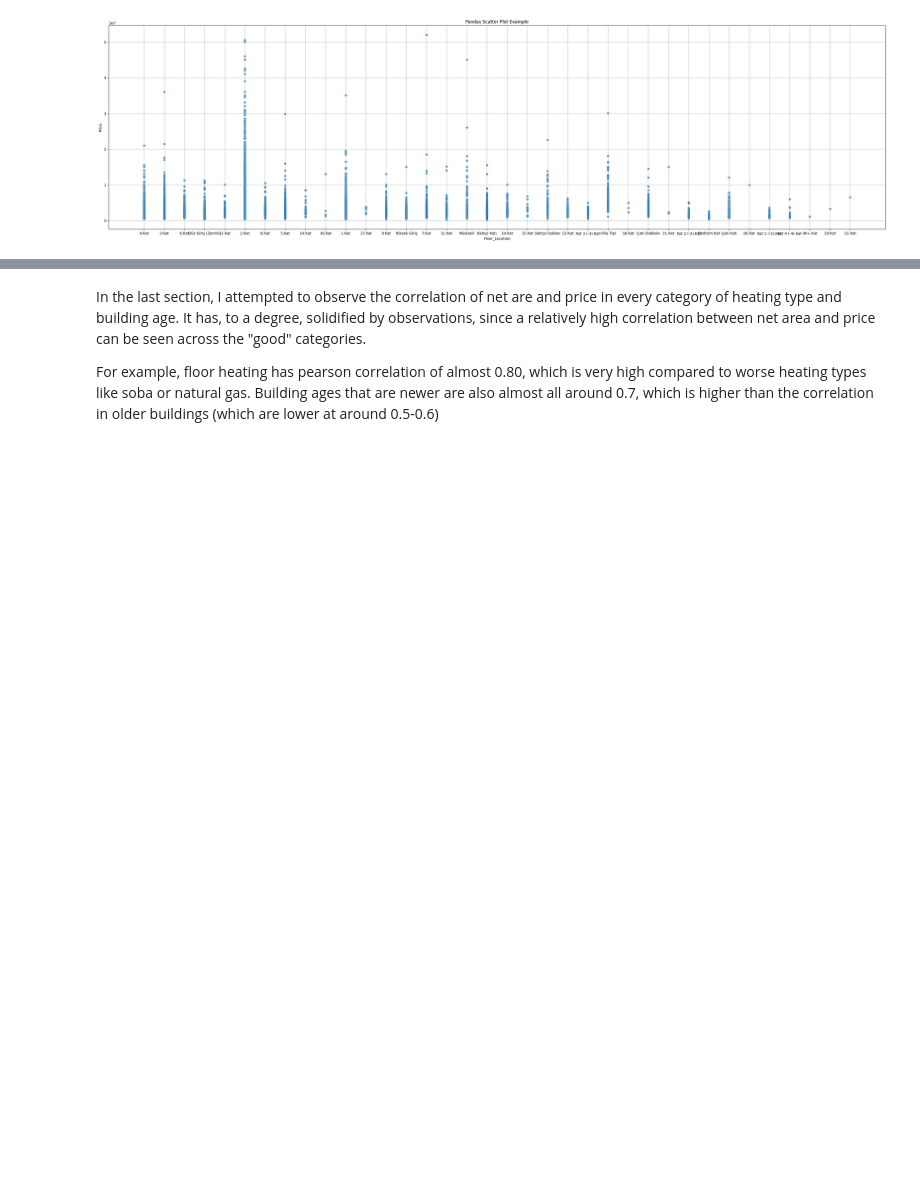
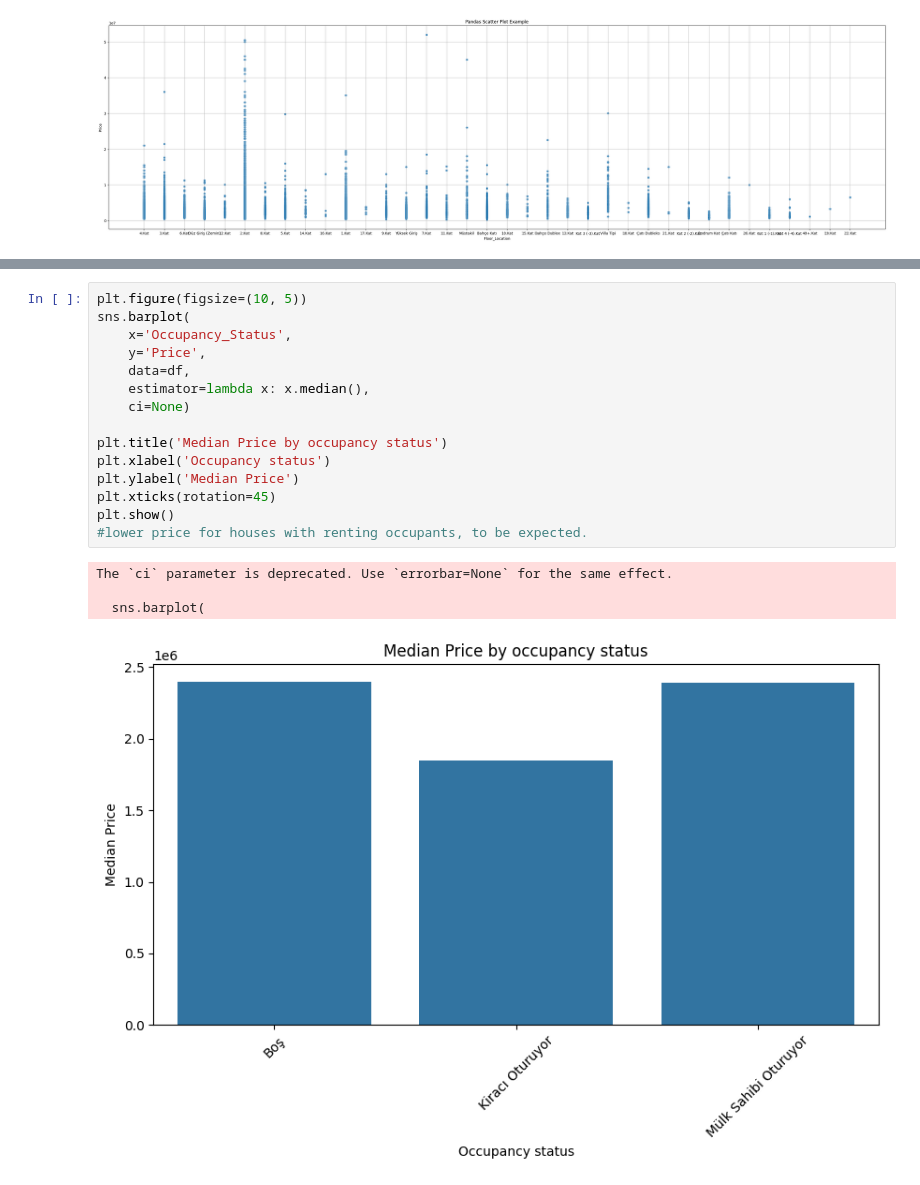
Before and after one commit to layananes/End-to-End-Turkiye-House-Price-Prediction-Project, a Jupyter notebook: Data cleaning and EDA/EDA observations.ipynb, the cells around one changed output, grey strips where cells are left out. Saved outputs shown, nothing was run; the diff lists cells and outputs as text; blank space fills up the shorter version.

Commit message:
Added some more observations

```diff
--- a/Data cleaning and EDA/EDA observations.ipynb
+++ b/Data cleaning and EDA/EDA observations.ipynb
@@ -684,7 +688,23 @@ Merkezi (Pay Ölçer)   0.5125
 Sobalı                0.4945
 Diğer                 0.4840
 Kat Kaloriferi        0.4696
-# %% [markdown]
-In the last section, I attempted to observe the correlation of net are and price in every category of heating type and building age. It has, to a degree, solidified by observations, since a relatively high correlation between net area and price can be seen across the "good" categories.
-
-For example, floor heating has pearson correlation of almost 0.80, which is very high compared to worse heating types like soba or natural gas. Building ages that are newer are also almost all around 0.7, which is higher than the correlation in older buildings (which are lower at around 0.5-0.6)
+# %%
+plt.figure(figsize=(10, 5))
+sns.barplot(
+    x='Occupancy_Status',
+    y='Price',
+    data=df,
+    estimator=lambda x: x.median(),
+    ci=None)
+
+plt.title('Median Price by occupancy status')
+plt.xlabel('Occupancy status')
+plt.ylabel('Median Price')
+plt.xticks(rotation=45)
+plt.show()
+#lower price for houses with renting occupants, to be expected.
+# %% [output]
+The `ci` parameter is deprecated. Use `errorbar=None` for the same effect.
+
+  sns.barplot(
+[figure, added]
```
Also changed, not shown: parts of 15 cells of this notebook, 1 other file.
